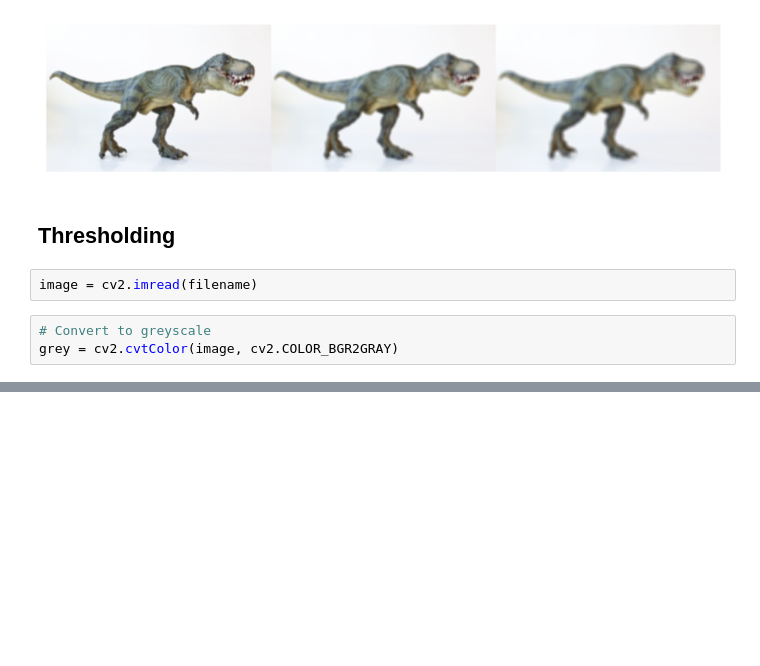
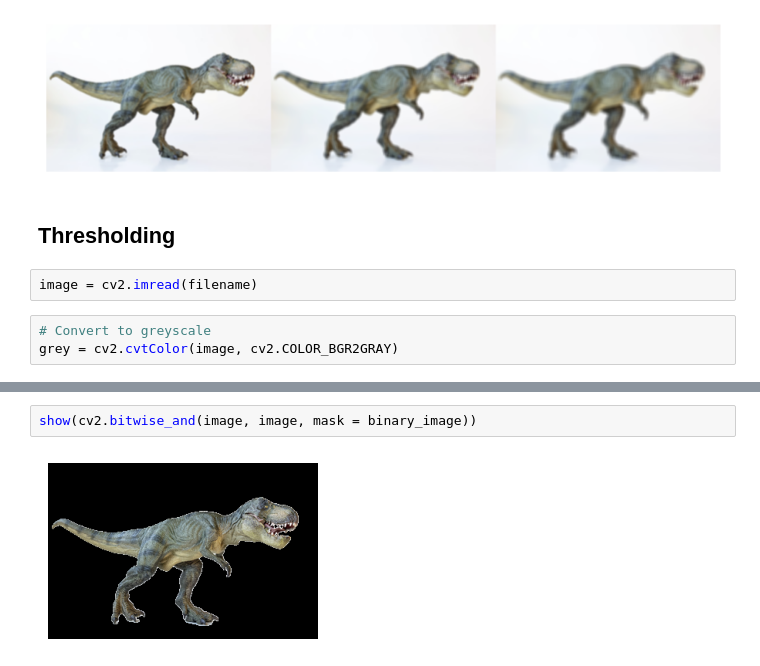
Before and after one commit to peterskousen/cds-vis, a Jupyter notebook: notebooks/session4.ipynb, the cells around one changed output, grey strips where cells are left out. Drawn from its saved outputs; the diff is of its cells as text; blank space fills up the shorter version.

```diff
--- a/notebooks/session4.ipynb
+++ b/notebooks/session4.ipynb
@@ -64,0 +90,4 @@ plt.show()
+# %%
+show(cv2.bitwise_and(image, image, mask = binary_image))
+# %% [output]
+[figure, added]
```
Also changed, not shown: parts of 14 cells of this notebook, 1 other file.
